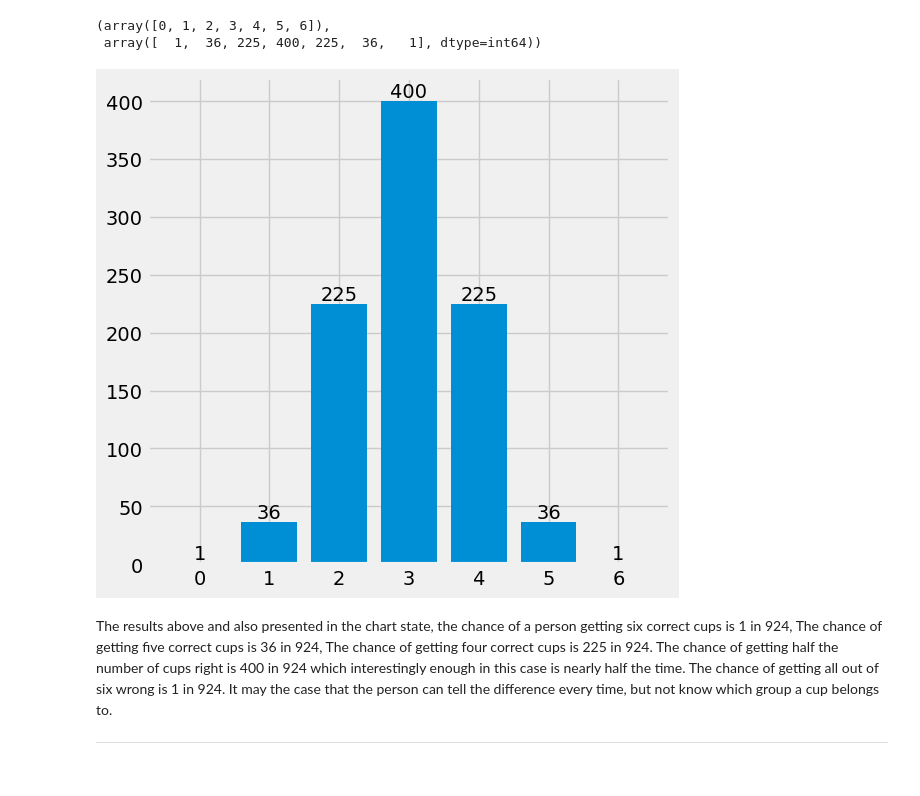
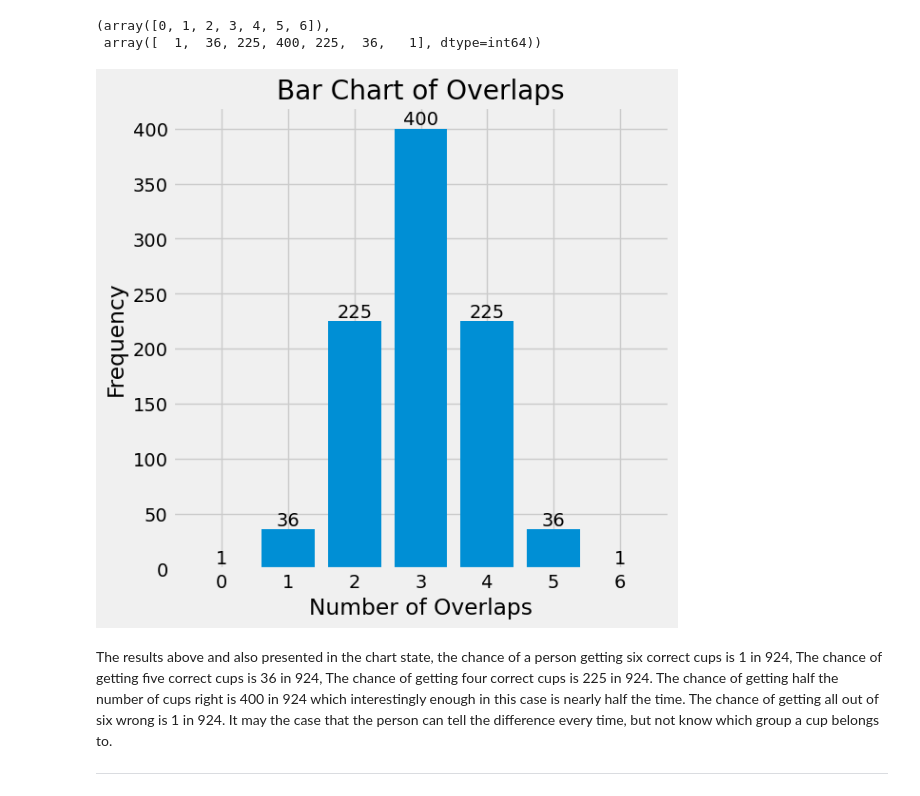
Before and after one commit to ECronin1973/Applied_Statistics_MyWork, a Jupyter notebook: tasks.ipynb, the cells around one changed output. Cells and saved outputs as stored; diff of their text form; code cells hidden in the pictures.

```diff
--- a/tasks.ipynb
+++ b/tasks.ipynb
@@ -404,20 +415,32 @@ counts
 (array([0, 1, 2, 3, 4, 5, 6]),
  array([  1,  36, 225, 400, 225,  36,   1], dtype=int64))
 # %%
-# Create a figure.
+# Count the number of times each overlap occurs.
+counts = np.unique(no_overlaps, return_counts=True)
+
+# Create a figure
 fig, ax = plt.subplots(figsize=(6, 6))
 
-# Bar chart.
+# Create bar chart
 bars = ax.bar(counts[0], counts[1])
 
 # Display values on top of bars
 for bar in bars:
     height = bar.get_height()
     ax.text(bar.get_x() + bar.get_width() / 2., height, f'{height}', ha='center', va='bottom')
-# Show the plot
+
+# Set titles and labels
+ax.set_title('Bar Chart of Overlaps')
+ax.set_xlabel('Number of Overlaps')
+ax.set_ylabel('Frequency')
+
+# Save the plot as an image in the 'images' directory
+plt.savefig('images/Overlaps_bar_chart.png', bbox_inches='tight', pad_inches=0)
+
+# Show the plot (optional)
 plt.show()
 # %% [output]
-[figure, old version]
+[figure, new version]
 # %% [markdown]
 The results above and also presented in the chart state, the chance of a person getting six correct cups is 1 in 924, The chance of getting five correct cups is 36 in 924, The chance of getting four correct cups is 225 in 924.  The chance of getting half the number of cups right is 400 in 924 which interestingly enough in this case is nearly half the time.  The chance of getting all out of six wrong is 1 in 924. It may the case that the person can tell the difference every time, but not know which group a cup belongs to.
 
```
Also changed, not shown: parts of 13 cells of this notebook, 1 other file.
